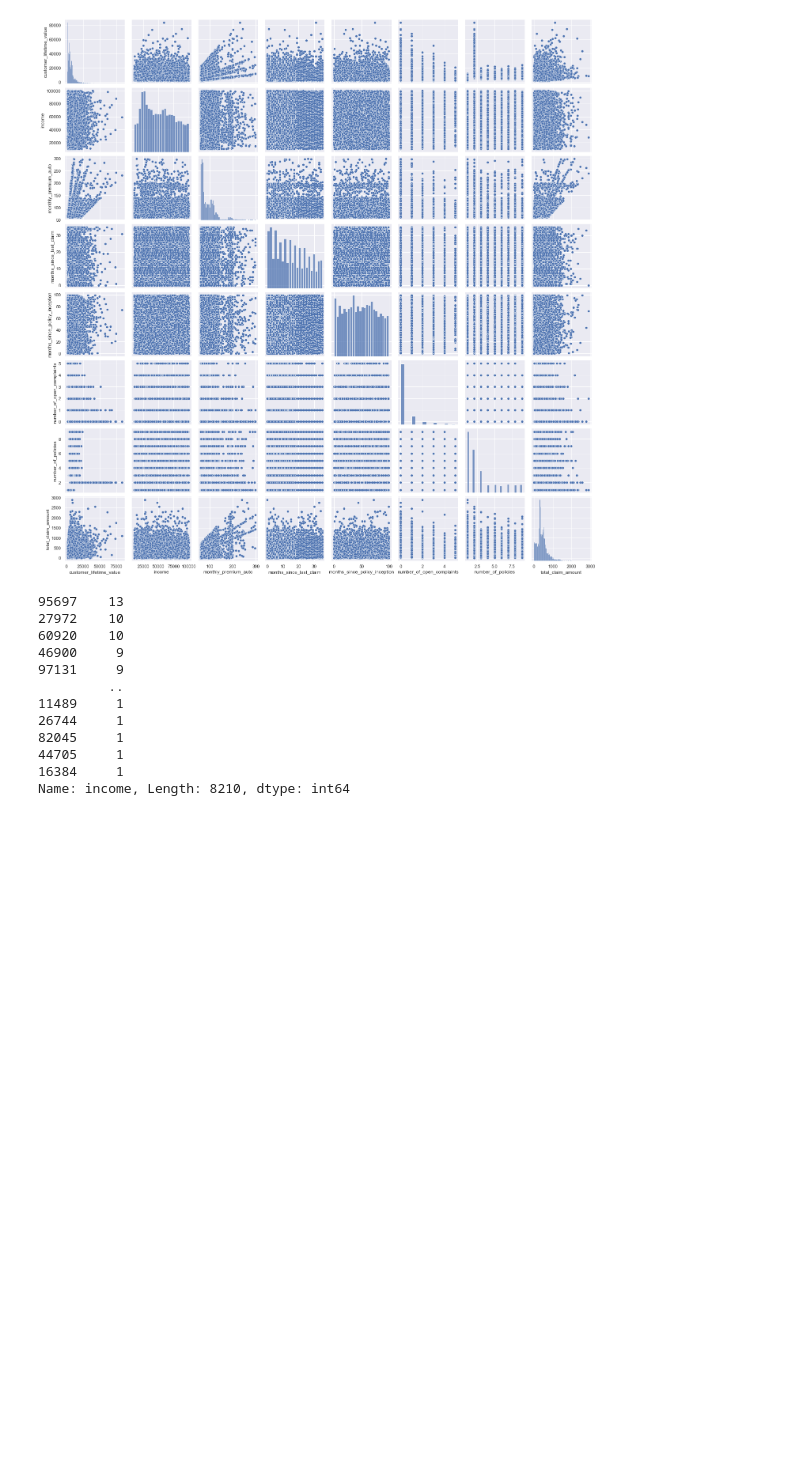
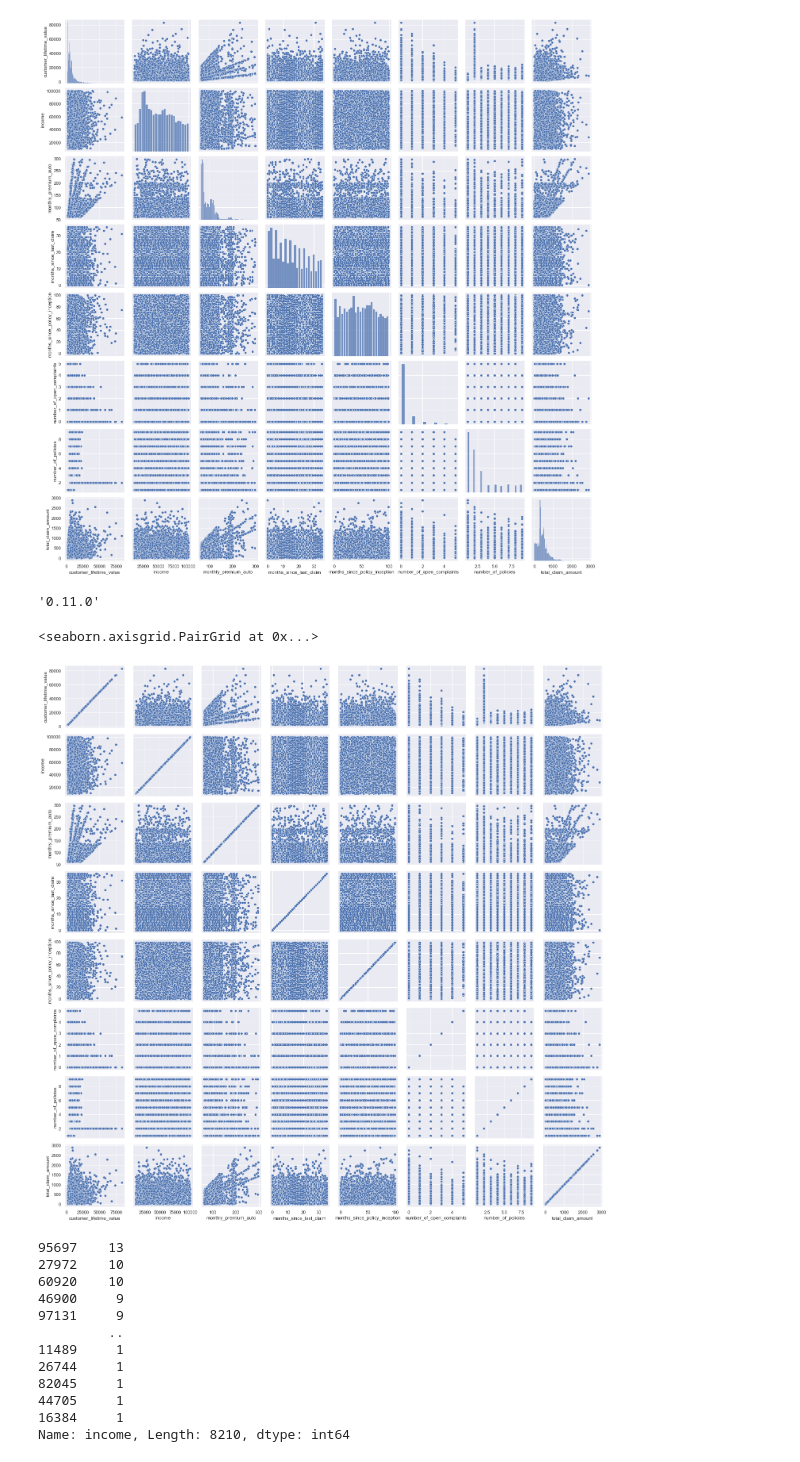
Before and after one commit to joom79/IronhackLab, a Jupyter notebook: Customer_Analysis_Case_Study/Data/Total Claim Amount.ipynb, the cells around one changed output. Drawn from its saved outputs; the diff is of its cells as text; code cells hidden in the pictures; blank space fills up the shorter version.

```diff
--- a/Customer_Analysis_Case_Study/Data/Total Claim Amount.ipynb
+++ b/Customer_Analysis_Case_Study/Data/Total Claim Amount.ipynb
@@ -73,4 +81,8 @@ categorical
 # %%
+import seaborn as sns
+import matplotlib.pyplot as plt
+# set a grey background (use sns.set_theme() if seaborn version 0.11.0 or above)
+sns.set(style="darkgrid")
 #Here I'm using the seaborn library to construct distribution plots for the numerical variables
 fig, axs = plt.subplots(2, 4, figsize=(20, 20))
 
@@ -118,6 +130,16 @@ sns.pairplot(numerical)
 # %% [output]
 <seaborn.axisgrid.PairGrid at 0x...>
 [figure]
+# %%
+sns.__version__
+# %% [output]
+'0.11.0'
+# %%
+g = sns.PairGrid(numerical)
+g.map(sns.scatterplot)
+# %% [output]
+<seaborn.axisgrid.PairGrid at 0x...>
+[figure, added]
 # %%
 tca['income'].value_counts()
 # %% [output]
```
Also changed, not shown: parts of 15 cells of this notebook.
